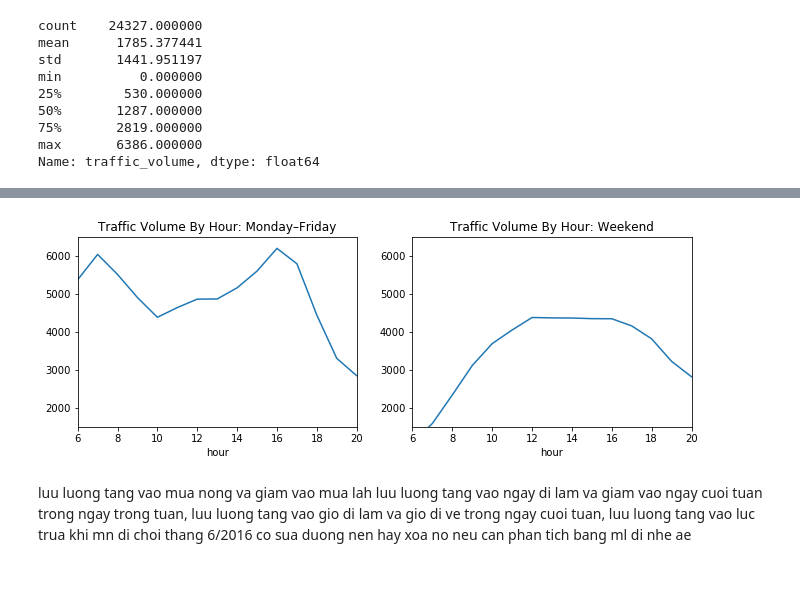
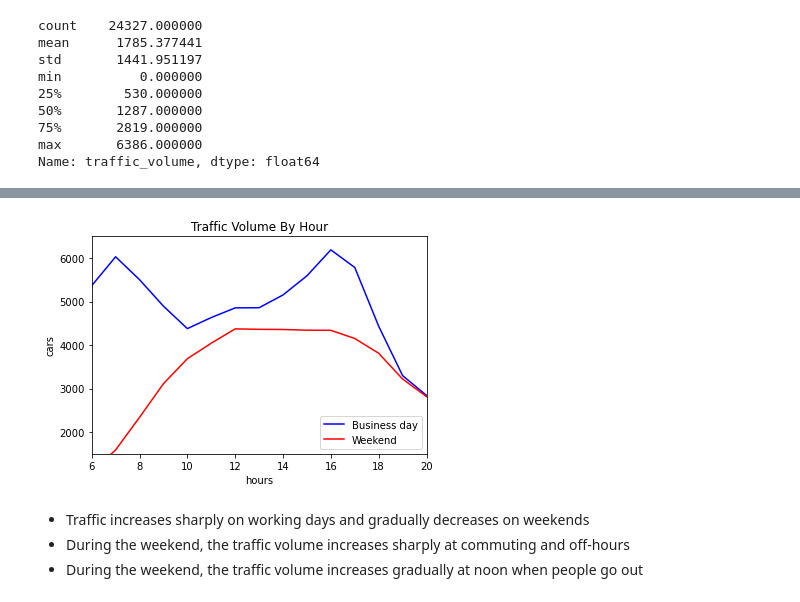
Before and after one commit to chiennguyen7165/Traffic_Volume_I-94, a Jupyter notebook: Metro_Interstate_Traffic_Volume.ipynb, the cells around one changed output, grey strips where cells are left out. Saved outputs shown, nothing was run; the diff lists cells and outputs as text; code cells hidden in the pictures.

```diff
--- a/Metro_Interstate_Traffic_Volume.ipynb
+++ b/Metro_Interstate_Traffic_Volume.ipynb
@@ -100,4 +100,7 @@ traffic['date_time'] = pd.to_datetime(traffic['date_time'])
 # %%
 import datetime as dt
 
-traffic['time'] = traffic['date_time'].dt.hour
+traffic['hour'] = traffic['date_time'].dt.hour
+traffic['month'] = traffic['date_time'].dt.month
+traffic['year'] = traffic['date_time'].dt.year
+traffic['day_of_week'] = traffic['date_time'].dt.day_of_week
@@ -260,31 +292,26 @@ plt.show()
 # %%
-traffic['hour'] = traffic['date_time'].dt.hour
-bussiness_days = traffic.copy()[traffic['day_of_week'] <= 4] # 4 == Friday
-weekend = traffic.copy()[traffic['day_of_week'] >= 5] # 5 = Saturday
+bussiness_days = traffic[traffic['day_of_week'] <= 4] # 4 == Friday
+weekend = traffic[traffic['day_of_week'] >= 5] # 5 = Saturday
+
 by_hour_business = bussiness_days.groupby('hour').mean()
 by_hour_weekend = weekend.groupby('hour').mean()
 
+hours = list(range(0,24))
 
-plt.figure(figsize=(11,3.5))
+plt.plot(hours,by_hour_business['traffic_volume'], label = "Business day", color = "blue")
+plt.plot(hours,by_hour_weekend['traffic_volume'], label = "Weekend", color = "red")
 
-plt.subplot(1, 2, 1)
-by_hour_business['traffic_volume'].plot.line()
+plt.legend()
 plt.xlim(6,20)
 plt.ylim(1500,6500)
-plt.title('Traffic Volume By Hour: Monday–Friday')
-
-plt.subplot(1, 2, 2)
-by_hour_weekend['traffic_volume'].plot.line()
-plt.xlim(6,20)
-plt.ylim(1500,6500)
-plt.title('Traffic Volume By Hour: Weekend')
+plt.xlabel("hours")
+plt.ylabel("cars")
+plt.title('Traffic Volume By Hour')
 
 plt.show()
 # %% [output]
-[figure, old version]
+[figure, new version]
-# %% [markdown]
-luu luong tang vao mua nong va giam vao mua lah
-luu luong tang vao ngay di lam va giam vao ngay cuoi tuan
-trong ngay trong tuan, luu luong tang vao gio di lam va gio di ve
-trong ngay cuoi tuan, luu luong tang vao luc trua khi mn di choi
-thang 6/2016 co sua duong nen hay xoa no neu can phan tich bang ml di nhe ae
+# %% [markdown]
+- Traffic increases sharply on working days and gradually decreases on weekends
+- During the weekend, the traffic volume increases sharply at commuting and off-hours
+- During the weekend, the traffic volume increases gradually at noon when people go out
```
Also changed, not shown: parts of 37 cells of this notebook.
